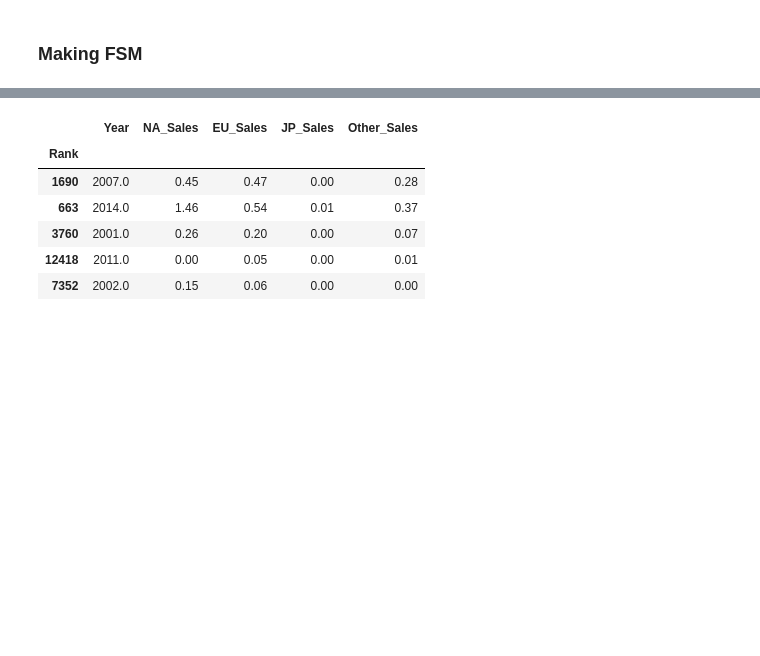
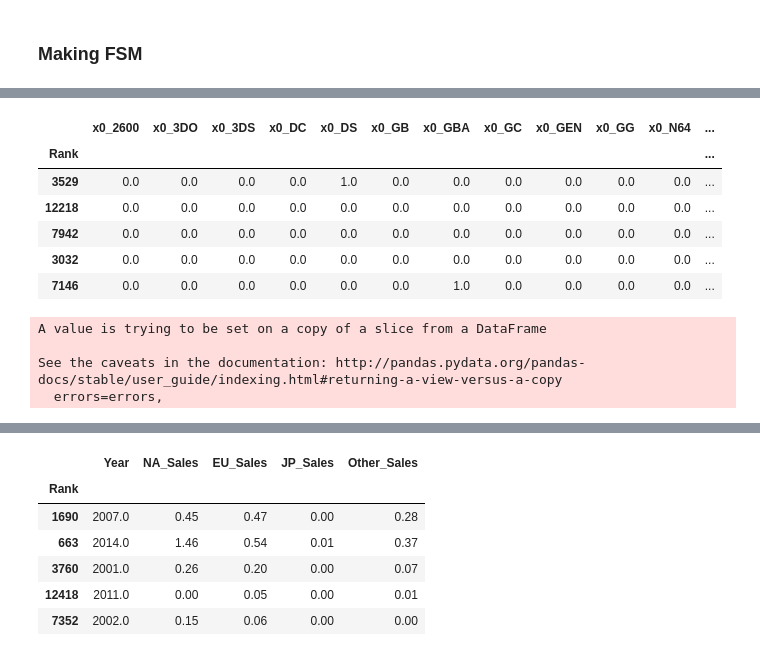
Before and after one commit to RCKettel/CapstoneProject, a Jupyter notebook: Notebooks/VideoGameSales.ipynb, the cells around one changed output, grey strips where cells are left out. Saved outputs shown, nothing was run; the diff lists cells and outputs as text; code cells hidden in the pictures; blank space fills up the shorter version.

```diff
--- a/Notebooks/VideoGameSales.ipynb
+++ b/Notebooks/VideoGameSales.ipynb
@@ -137,3 +159,26 @@ ohe_cats.head()
+# %%
+# One hotting categorical columns
+
+ohe_cats_test= pd.DataFrame(ohe.transform(X_test[['Platform', 'Genre', 'Publisher']]).todense(),
+                        columns=ohe.get_feature_names(),index=X_test.index)
+
+ohe_cats_test.head()
+# %% [output]
+|  | x0_2600 | x0_3DO | x0_3DS | x0_DC | x0_DS | x0_GB | x0_GBA | x0_GC | x0_GEN | x0_GG | x0_N64 | ... |
+| Rank |  |  |  |  |  |  |  |  |  |  |  | ... |
+| 3529 | 0.0 | 0.0 | 0.0 | 0.0 | 1.0 | 0.0 | 0.0 | 0.0 | 0.0 | 0.0 | 0.0 | ... |
+| 12218 | 0.0 | 0.0 | 0.0 | 0.0 | 0.0 | 0.0 | 0.0 | 0.0 | 0.0 | 0.0 | 0.0 | ... |
+| 7942 | 0.0 | 0.0 | 0.0 | 0.0 | 0.0 | 0.0 | 0.0 | 0.0 | 0.0 | 0.0 | 0.0 | ... |
+| 3032 | 0.0 | 0.0 | 0.0 | 0.0 | 0.0 | 0.0 | 0.0 | 0.0 | 0.0 | 0.0 | 0.0 | ... |
+| 7146 | 0.0 | 0.0 | 0.0 | 0.0 | 0.0 | 0.0 | 1.0 | 0.0 | 0.0 | 0.0 | 0.0 | ... |
+# %%
+# Dropping the unnecessary columns
+X_test.drop(columns=['Platform', 'Genre', 'Publisher'], axis=1, inplace=True)
+# %% [output]
+A value is trying to be set on a copy of a slice from a DataFrame
+
+See the caveats in the documentation: http://pandas.pydata.org/pandas-docs/stable/user_guide/indexing.html#returning-a-view-versus-a-copy
+  errors=errors,
 # %%
 # Dropping the unnecessary columns
 X_train.drop(columns=['Platform', 'Genre', 'Publisher'], axis=1, inplace=True)
```
Also changed, not shown: parts of 51 cells of this notebook.
